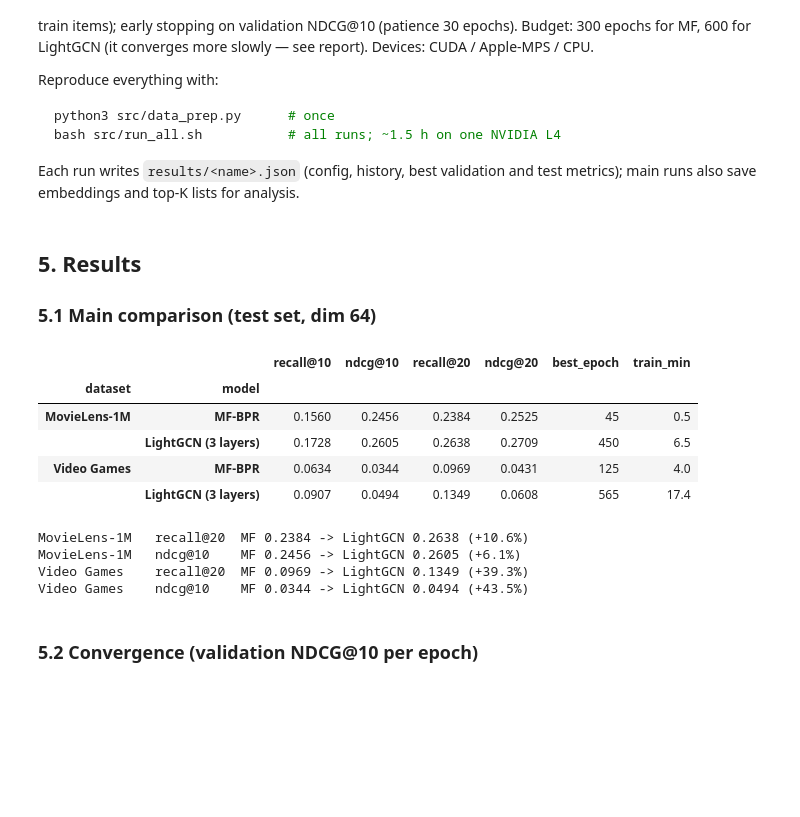
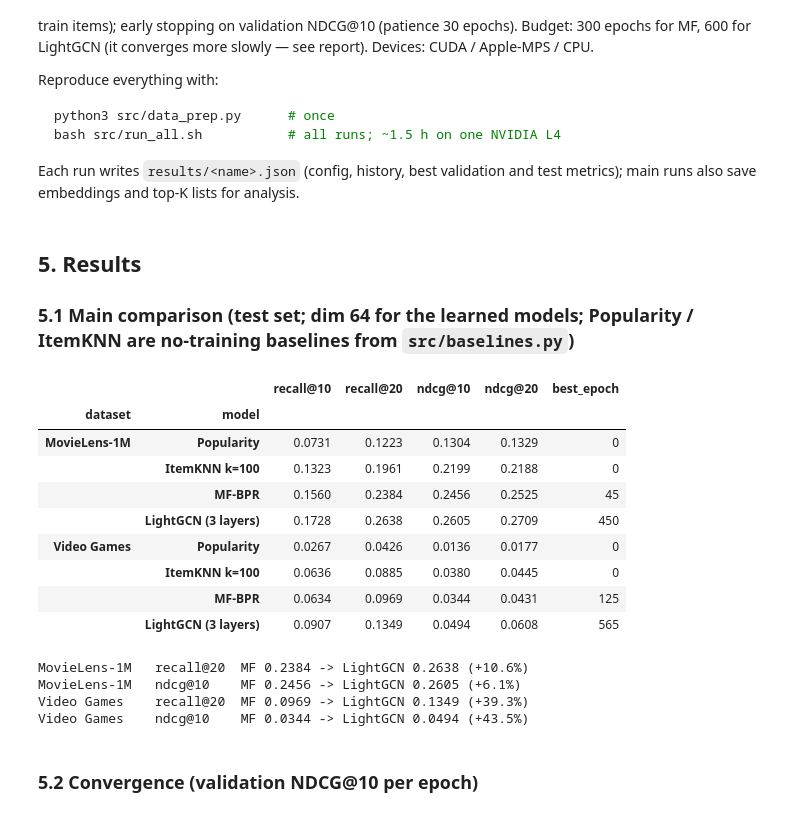
Before and after one commit to leftrightworld/movielens-data, a Jupyter notebook: project1/project1_report.ipynb, the cells around one changed output. Cells and saved outputs as stored; diff of their text form; code cells hidden in the pictures; blank space fills up the shorter version.

Commit message:
Add baselines + temporal-split robustness: sparse gain survives (+38.2%), dense gain vanishes (+0.4%)

```diff
--- a/project1/project1_report.ipynb
+++ b/project1/project1_report.ipynb
@@ -184,36 +184,36 @@ test metrics); main runs also save embeddings and top-K lists for analysis.
 # %% [markdown]
 ## 5. Results
 
-### 5.1 Main comparison (test set, dim 64)
+### 5.1 Main comparison (test set; dim 64 for the learned models; Popularity / ItemKNN are no-training baselines from `src/baselines.py`)
 # %%
-runs = {
-    ("MovieLens-1M", "MF-BPR"): "ml-1m_mf_d64",
-    ("MovieLens-1M", "LightGCN (3 layers)"): "ml-1m_lightgcn_d64_l3",
-    ("Video Games", "MF-BPR"): "vgames_mf_d64",
-    ("Video Games", "LightGCN (3 layers)"): "vgames_lightgcn_d64_l3",
-}
+METHODS = [("Popularity", "{ds}_pop"), ("ItemKNN k=100", "{ds}_itemknn"),
+           ("MF-BPR", "{ds}_mf_d64"), ("LightGCN (3 layers)", "{ds}_lightgcn_d64_l3")]
 rows = []
-for (ds, model), name in runs.items():
-    r = load_result(name)
-    rows.append({"dataset": ds, "model": model, **r["test"],
-                 "best_epoch": r["best_epoch"],
-                 "train_min": round(r["train_seconds"] / 60, 1)})
+for ds, label in (("ml-1m", "MovieLens-1M"), ("vgames", "Video Games")):
+    for model, pat in METHODS:
+        r = load_result(pat.format(ds=ds))
+        rows.append({"dataset": label, "model": model, **r["test"],
+                     "best_epoch": r["best_epoch"]})
 main = pd.DataFrame(rows).set_index(["dataset", "model"])
 display(main.round(4))
 
 for ds in ("MovieLens-1M", "Video Games"):
     mf = main.loc[(ds, "MF-BPR")]
     lg = main.loc[(ds, "LightGCN (3 layers)")]
     for m in ("recall@20", "ndcg@10"):
         gain = 100 * (lg[m] - mf[m]) / mf[m]
         print(f"{ds:14s} {m:10s} MF {mf[m]:.4f} -> LightGCN {lg[m]:.4f} ({gain:+.1f}%)")
 # %% [output]
-|  |  | recall@10 | ndcg@10 | recall@20 | ndcg@20 | best_epoch | train_min |
-| dataset | model |  |  |  |  |  |  |
-| MovieLens-1M | MF-BPR | 0.1560 | 0.2456 | 0.2384 | 0.2525 | 45 | 0.5 |
-|  | LightGCN (3 layers) | 0.1728 | 0.2605 | 0.2638 | 0.2709 | 450 | 6.5 |
-| Video Games | MF-BPR | 0.0634 | 0.0344 | 0.0969 | 0.0431 | 125 | 4.0 |
-|  | LightGCN (3 layers) | 0.0907 | 0.0494 | 0.1349 | 0.0608 | 565 | 17.4 |
+|  |  | recall@10 | recall@20 | ndcg@10 | ndcg@20 | best_epoch |
+| dataset | model |  |  |  |  |  |
+| MovieLens-1M | Popularity | 0.0731 | 0.1223 | 0.1304 | 0.1329 | 0 |
+|  | ItemKNN k=100 | 0.1323 | 0.1961 | 0.2199 | 0.2188 | 0 |
+|  | MF-BPR | 0.1560 | 0.2384 | 0.2456 | 0.2525 | 45 |
+|  | LightGCN (3 layers) | 0.1728 | 0.2638 | 0.2605 | 0.2709 | 450 |
+| Video Games | Popularity | 0.0267 | 0.0426 | 0.0136 | 0.0177 | 0 |
+|  | ItemKNN k=100 | 0.0636 | 0.0885 | 0.0380 | 0.0445 | 0 |
+|  | MF-BPR | 0.0634 | 0.0969 | 0.0344 | 0.0431 | 125 |
+|  | LightGCN (3 layers) | 0.0907 | 0.1349 | 0.0494 | 0.0608 | 565 |
 MovieLens-1M   recall@20  MF 0.2384 -> LightGCN 0.2638 (+10.6%)
 MovieLens-1M   ndcg@10    MF 0.2456 -> LightGCN 0.2605 (+6.1%)
 Video Games    recall@20  MF 0.0969 -> LightGCN 0.1349 (+39.3%)
```
Also changed, not shown: parts of 4 cells of this notebook, 19 other files.
